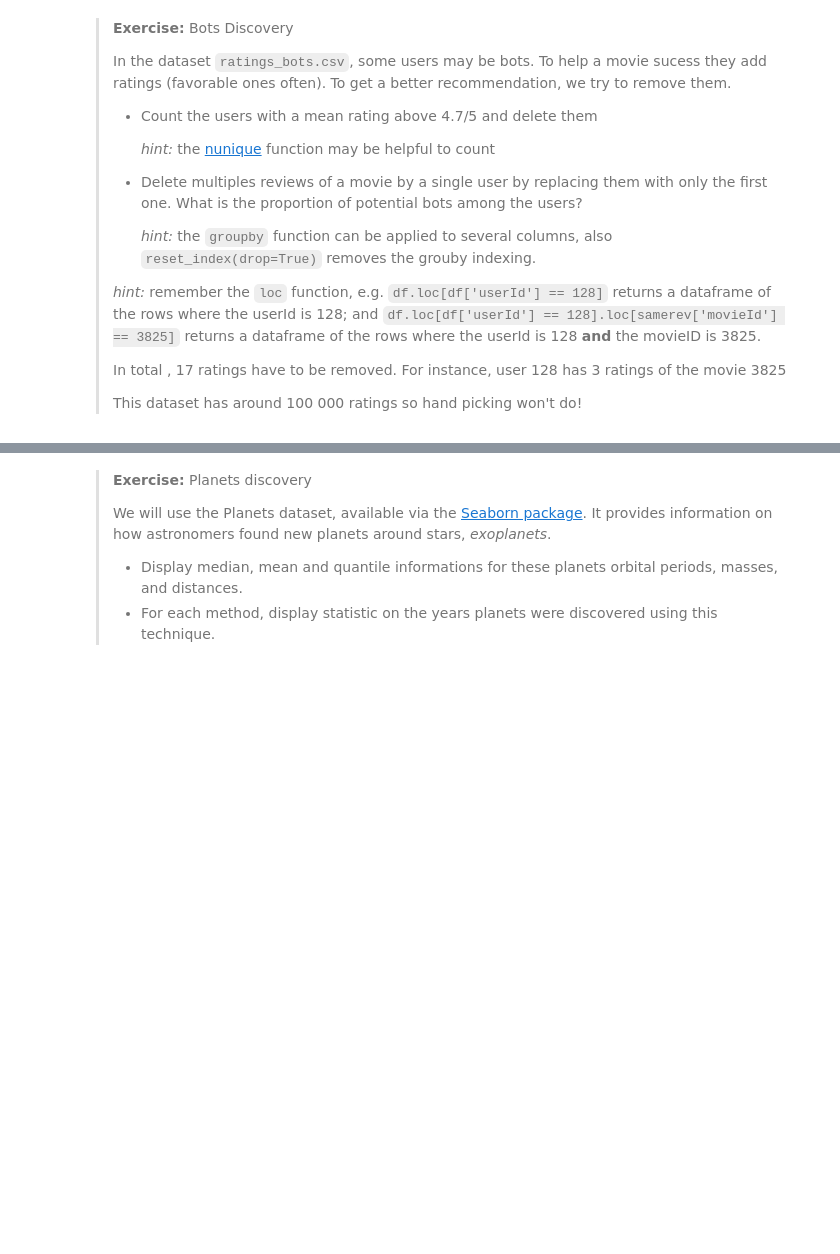
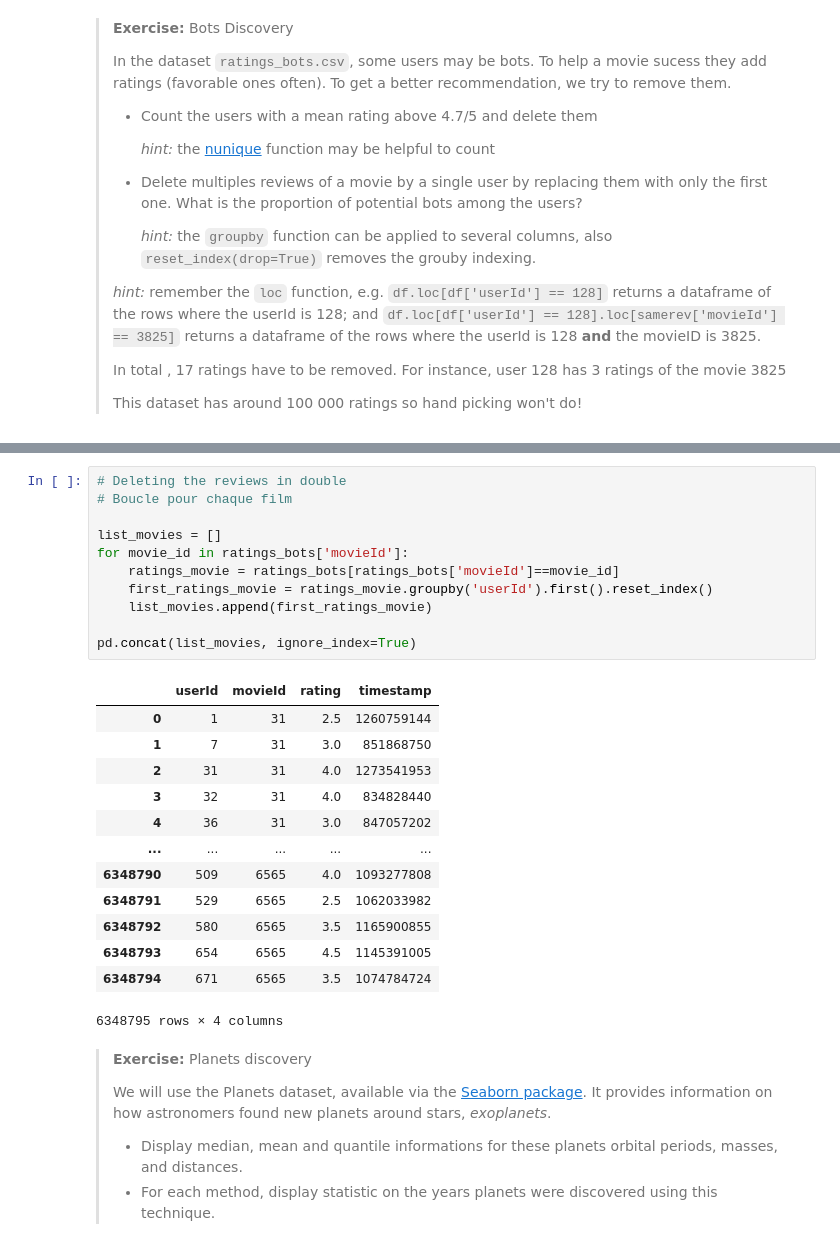
Before and after one commit to malnoe/Introduction-to-Python-for-Data-Sciences, a Jupyter notebook: 3-2_Dataframes.ipynb, the cells around one changed output, grey strips where cells are left out. Cells and saved outputs as stored; diff of their text form; blank space fills up the shorter version.

```diff
--- a/3-2_Dataframes.ipynb
+++ b/3-2_Dataframes.ipynb
@@ -598,3 +650,28 @@ ratings_bots = pd.read_csv('data/ml-small/ratings_bots.csv')
+# %%
+# Deleting the reviews in double
+# Boucle pour chaque film
+
+list_movies = []
+for movie_id in ratings_bots['movieId']:
+    ratings_movie = ratings_bots[ratings_bots['movieId']==movie_id]
+    first_ratings_movie = ratings_movie.groupby('userId').first().reset_index()
+    list_movies.append(first_ratings_movie)
+
+pd.concat(list_movies, ignore_index=True)
+# %% [output]
+|  | userId | movieId | rating | timestamp |
+| 0 | 1 | 31 | 2.5 | 1260759144 |
+| 1 | 7 | 31 | 3.0 | 851868750 |
+| 2 | 31 | 31 | 4.0 | 1273541953 |
+| 3 | 32 | 31 | 4.0 | 834828440 |
+| 4 | 36 | 31 | 3.0 | 847057202 |
+| ... | ... | ... | ... | ... |
+| 6348790 | 509 | 6565 | 4.0 | 1093277808 |
+| 6348791 | 529 | 6565 | 2.5 | 1062033982 |
+| 6348792 | 580 | 6565 | 3.5 | 1165900855 |
+| 6348793 | 654 | 6565 | 4.5 | 1145391005 |
+| 6348794 | 671 | 6565 | 3.5 | 1074784724 |
+6348795 rows × 4 columns
 # %% [markdown]
 > **Exercise:** Planets discovery
 >
```
Also changed, not shown: parts of 5 cells of this notebook, 22 other files.
